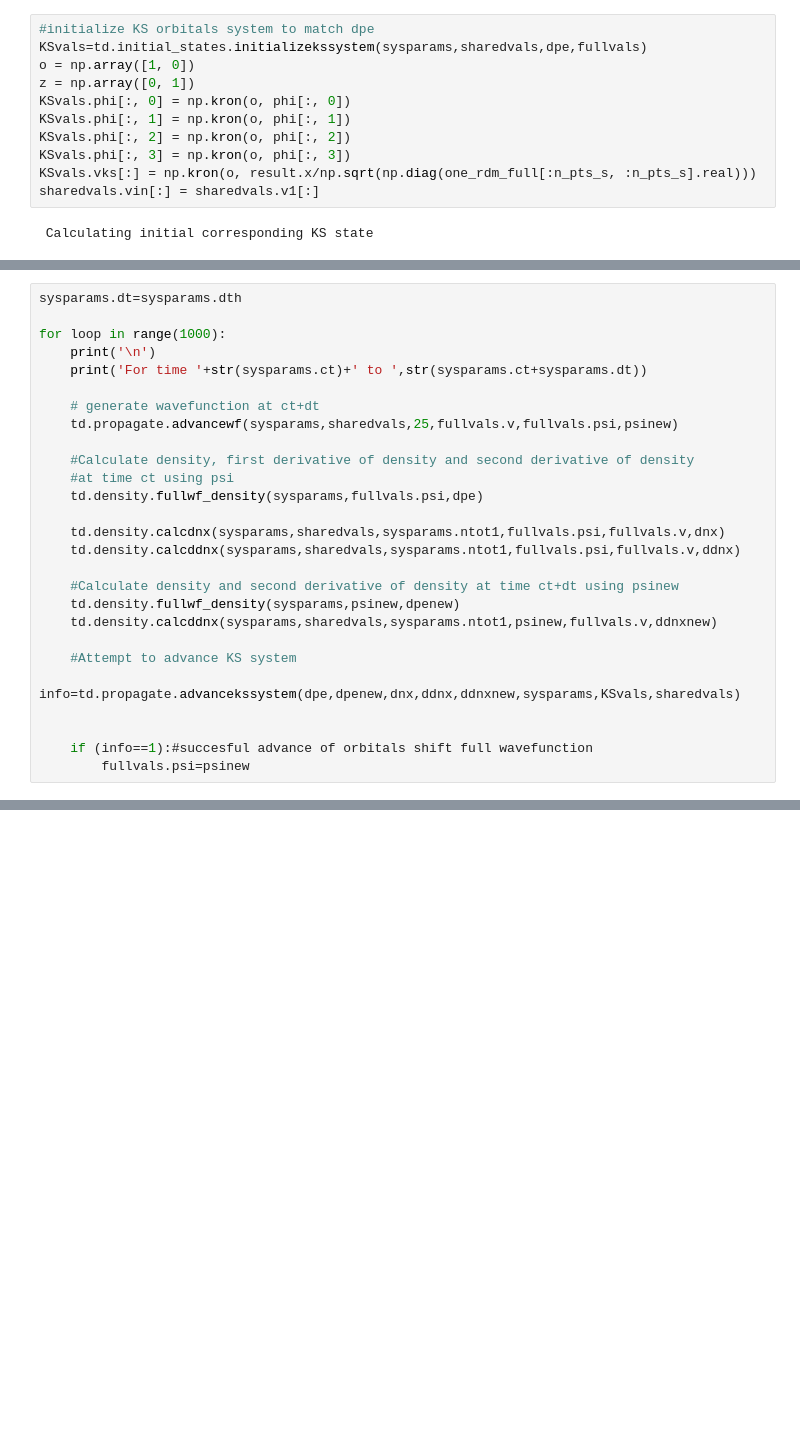
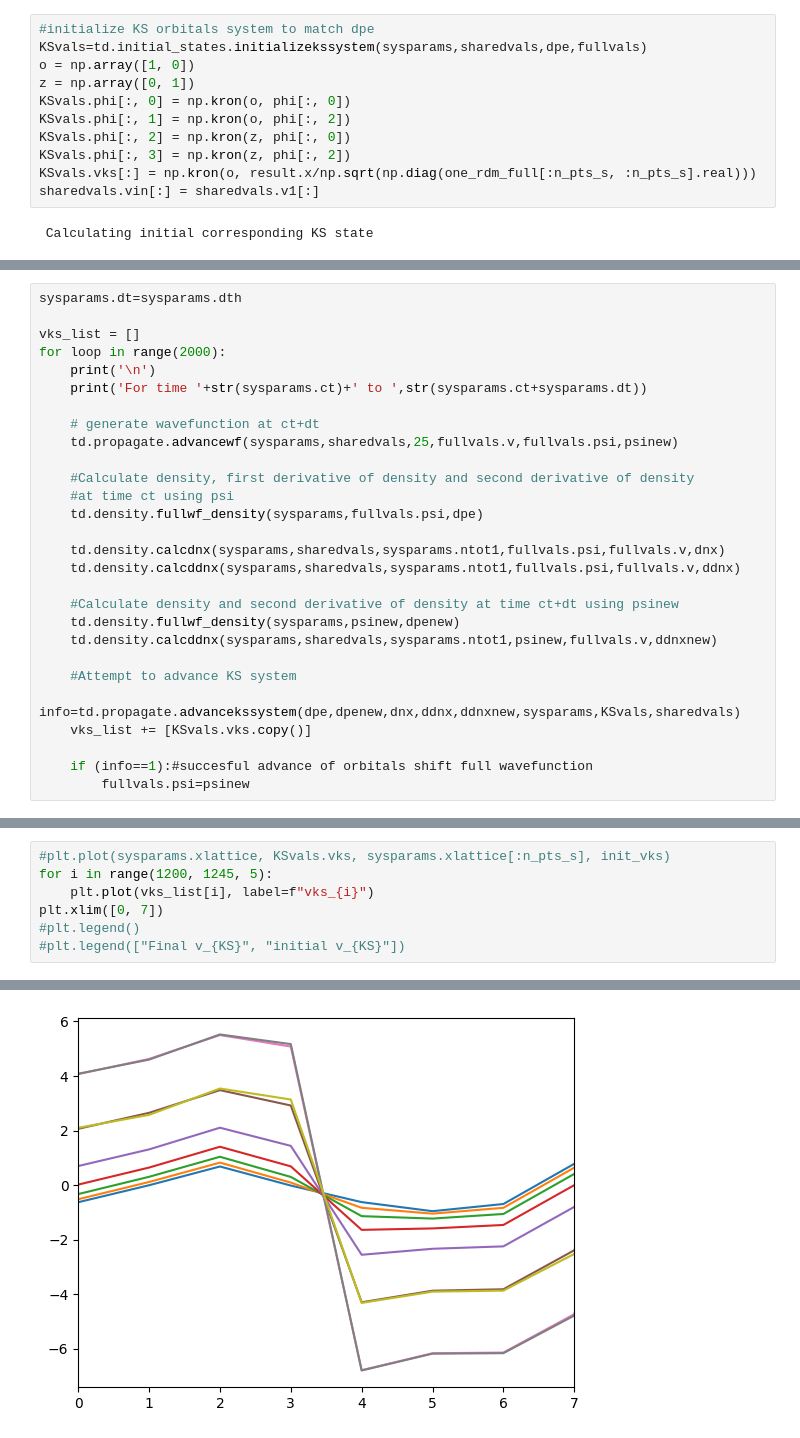
Before and after one commit to brownj42/TDDFTinversion, a Jupyter notebook: python/Example_4.ipynb, the cells around one changed output, grey strips where cells are left out. Drawn from its saved outputs; the diff is of its cells as text; blank space fills up the shorter version.

```diff
--- a/python/Example_4.ipynb
+++ b/python/Example_4.ipynb
@@ -175,9 +182,9 @@ KSvals=td.initial_states.initializekssystem(sysparams,sharedvals,dpe,fullvals)
 o = np.array([1, 0])
 z = np.array([0, 1])
 KSvals.phi[:, 0] = np.kron(o, phi[:, 0])
-KSvals.phi[:, 1] = np.kron(o, phi[:, 1])
-KSvals.phi[:, 2] = np.kron(o, phi[:, 2])
-KSvals.phi[:, 3] = np.kron(o, phi[:, 3])
+KSvals.phi[:, 1] = np.kron(o, phi[:, 2])
+KSvals.phi[:, 2] = np.kron(z, phi[:, 0])
+KSvals.phi[:, 3] = np.kron(z, phi[:, 2])
 KSvals.vks[:] = np.kron(o, result.x/np.sqrt(np.diag(one_rdm_full[:n_pts_s, :n_pts_s].real)))
 sharedvals.vin[:] = sharedvals.v1[:]
 # %% [output]
@@ -206,7 +213,8 @@ plt.xlim([0, 7])
 # %%
 sysparams.dt=sysparams.dth
 
-for loop in range(1000):
+vks_list = []
+for loop in range(2000):
     print('\n')
     print('For time '+str(sysparams.ct)+' to ',str(sysparams.ct+sysparams.dt))
 
@@ -226,7 +234,7 @@ for loop in range(1000):
 
     #Attempt to advance KS system
     info=td.propagate.advancekssystem(dpe,dpenew,dnx,ddnx,ddnxnew,sysparams,KSvals,sharedvals)
-
+    vks_list += [KSvals.vks.copy()]
 
     if (info==1):#succesful advance of orbitals shift full wavefunction
         fullvals.psi=psinew
@@ -245,0 +272,8 @@ plt.legend(["Final Density", "Initial density"])
+# %%
+#plt.plot(sysparams.xlattice, KSvals.vks, sysparams.xlattice[:n_pts_s], init_vks)
+for i in range(1200, 1245, 5):
+    plt.plot(vks_list[i], label=f"vks_{i}")
+plt.xlim([0, 7])
+#plt.legend()
+#plt.legend(["Final v_{KS}", "initial v_{KS}"])
+# %% [output]
@@ -245,0 +281 @@ plt.legend(["Final Density", "Initial density"])
+[figure, added]
```
Also changed, not shown: parts of 10 cells of this notebook, 15 other files.
